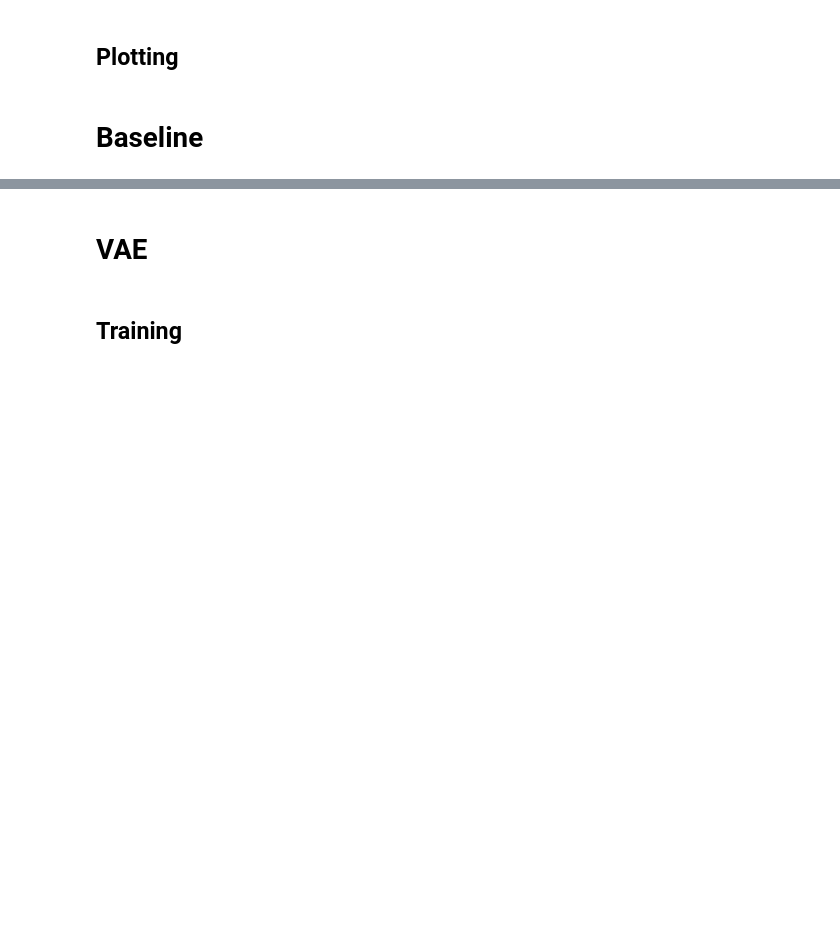
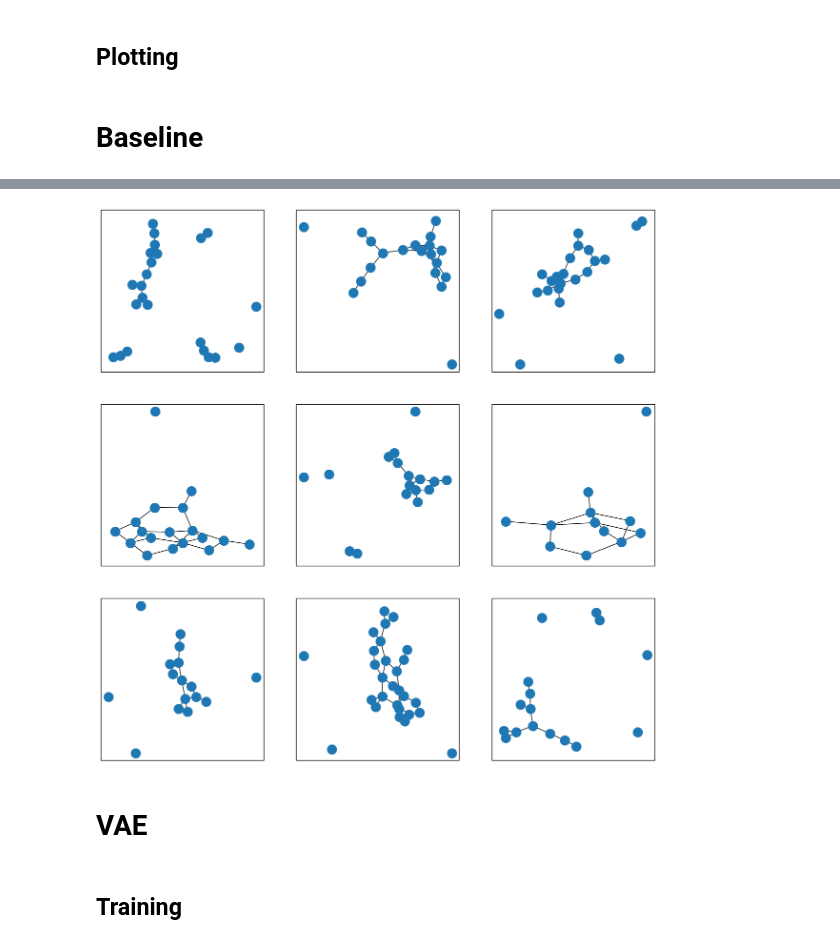
Before and after one commit to EmilieNilsson1/adv-ml, a Jupyter notebook: block3/handin_3.ipynb, the cells around one changed output, grey strips where cells are left out. Cells and saved outputs as stored; diff of their text form; code cells hidden in the pictures; blank space fills up the shorter version.

```diff
--- a/block3/handin_3.ipynb
+++ b/block3/handin_3.ipynb
@@ -108,7 +108,7 @@ def generate_Erdos_Renyi(dataset, n_samples = 1000):
         n_links_size_graph[n_vertices].append(n_edges)
         n_nodes[n_vertices] += 1
 
-    link_prob = {n_nodes: 2*np.mean(n_links) / (n_nodes**2 - n_nodes) for n_nodes, n_links in n_links_size_graph.items()}
+    link_prob = {n_nodes: np.mean(n_links) / (n_nodes**2 - n_nodes) for n_nodes, n_links in n_links_size_graph.items()}
 
     # Sample new graphs with num_nodes drawn from the distribution of number of nodes
     all_num_nodes = np.random.choice(np.array(list(n_nodes.keys())), n_samples, replace = True, p=np.array(list(n_nodes.values()))/sum(n_nodes.values()))
@@ -123,4 +123,4 @@ def generate_Erdos_Renyi(dataset, n_samples = 1000):
 
     return As, all_num_nodes
 # %%
-baseline_As, baseline_node_counts = generate_Erdos_Renyi(train_dataset, N_SAMPLES)
+baseline_As, baseline_graph_lengths = generate_Erdos_Renyi(train_dataset, N_SAMPLES)
@@ -127,3 +136,8 @@ baseline_As, baseline_node_counts = generate_Erdos_Renyi(train_dataset, N_SAMPLE
+# %%
+# Show baseline generated graphs
+draw_graphs([A[:baseline_graph_lengths[i],:baseline_graph_lengths[i]] for i, A in enumerate(baseline_As[:9])], 3, 3)
+# %% [output]
+[figure, added]
 # %% [markdown]
 # VAE
 # %%
```
Also changed, not shown: parts of 17 cells of this notebook.
